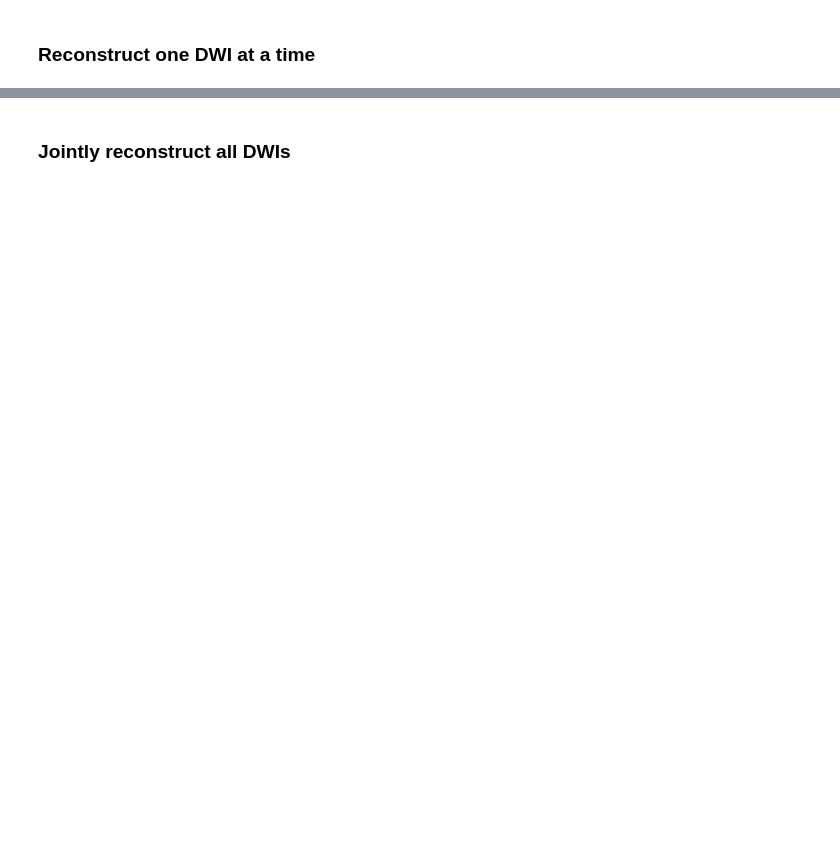
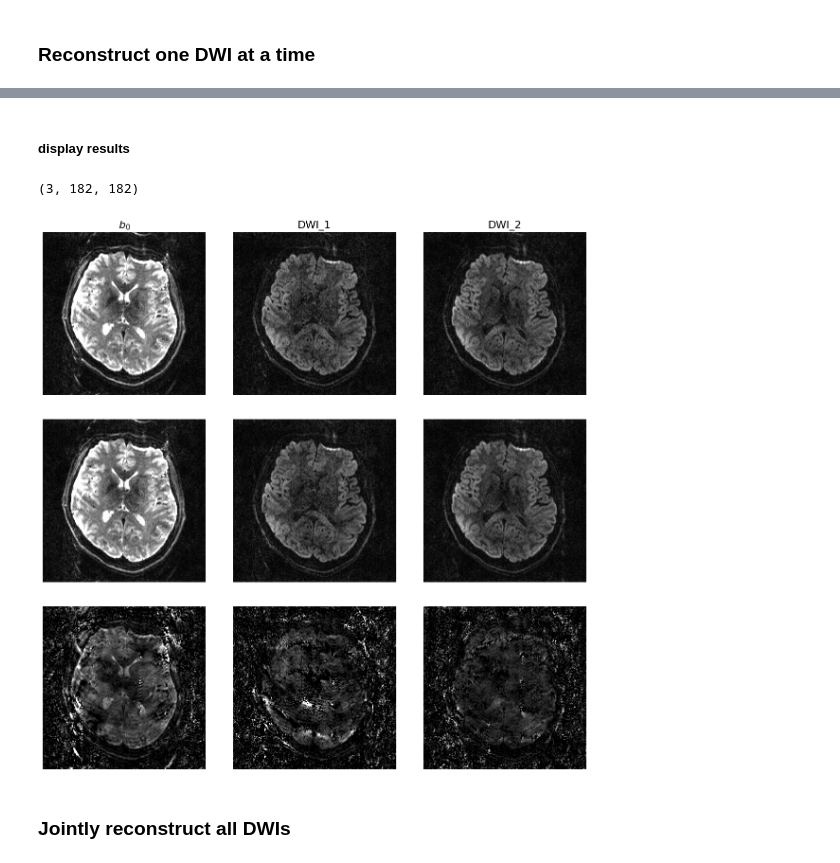
Before and after one commit to ZhengguoTan/DeepDWI, a Jupyter notebook: examples/run_muse_2shot.ipynb, the cells around one changed output, grey strips where cells are left out. Cells and saved outputs as stored; diff of their text form; code cells hidden in the pictures; blank space fills up the shorter version.

```diff
--- a/examples/run_muse_2shot.ipynb
+++ b/examples/run_muse_2shot.ipynb
@@ -195,4 +208,43 @@ print(DWI.shape)
 (3, 1, 1, 1, 2, 182, 182)
+# %% [markdown]
+##### display results
+# %%
+fontsize = 16
+
+DWI_muse_s1 = np.squeeze(DWI_muse)
+DWI_muse_s1 = DWI_muse_s1[..., 1, :, :]
+
+DWI_jt0_s1 = np.squeeze(DWI_jt0)
+DWI_jt0_s1 = DWI_jt0_s1[..., 1, :, :]
+
+print(DWI_jt0_s1.shape)
+
+vmax = np.amax(abs(DWI_jt0_s1)) * 0.3
+
+fig, ax = plt.subplots(3, 3, figsize=(3*4 + 0.2, 3*4))
+fig.tight_layout()
+
+for b in range(3):
+    img0 = abs(np.flip(DWI_jt0_s1[b], axis=(-2, -1)))
+    ax[0][b].imshow(img0, cmap='gray', vmax=vmax)
+    ax[0][b].set_axis_off()
+
+    img1 = abs(np.flip(DWI_muse_s1[b], axis=(-2, -1)))
+    ax[1][b].imshow(img1, cmap='gray', vmax=vmax)
+    ax[1][b].set_axis_off()
+
+    ax[2][b].imshow(img0 - img1, cmap='gray', vmin=0, vmax=vmax*0.1)
+    ax[2][b].set_axis_off()
+
+    if b == 0:
+        ax[0][b].set_title('$b_0$', fontsize=fontsize)
+    else:
+        ax[0][b].set_title('DWI_' + str(b), fontsize=fontsize)
+
+plt.show()
+# %% [output]
+(3, 182, 182)
+[figure, added]
 # %% [markdown]
 ### Jointly reconstruct all DWIs
 # %%
```
Also changed, not shown: parts of 15 cells of this notebook.
